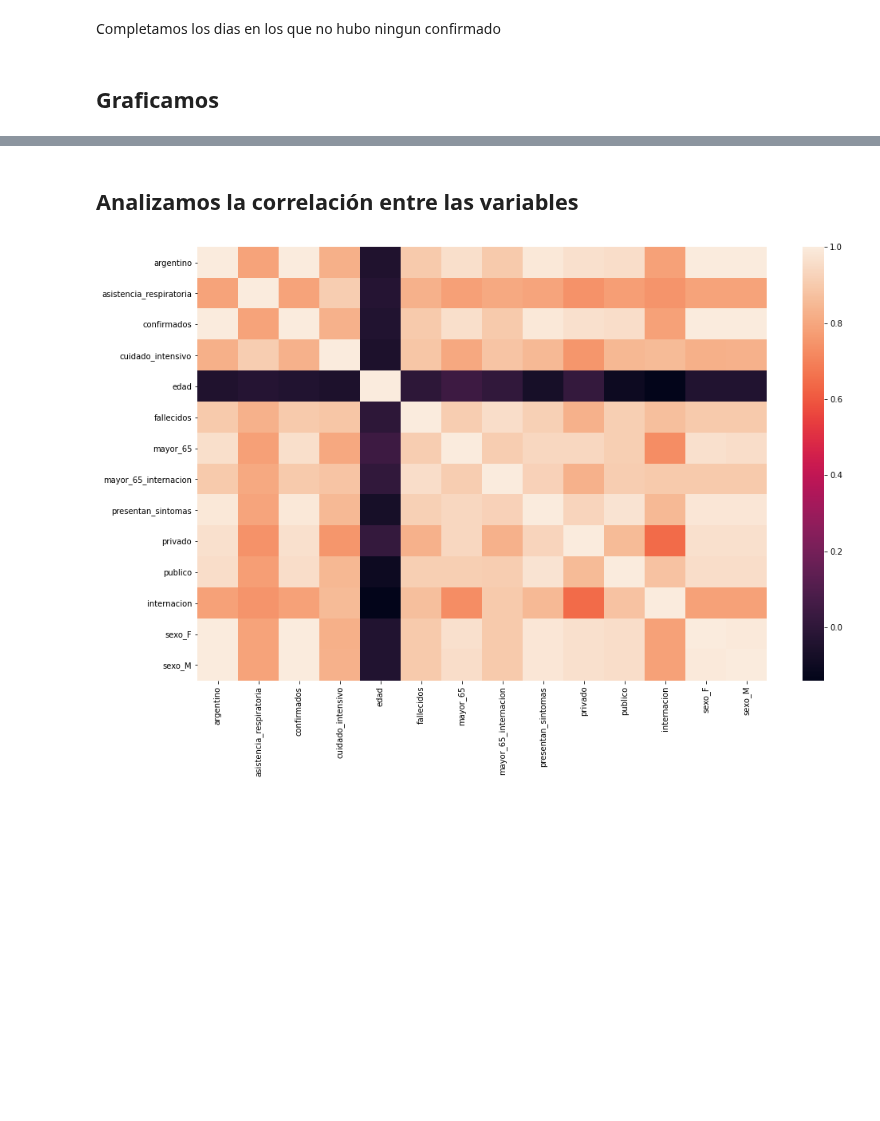
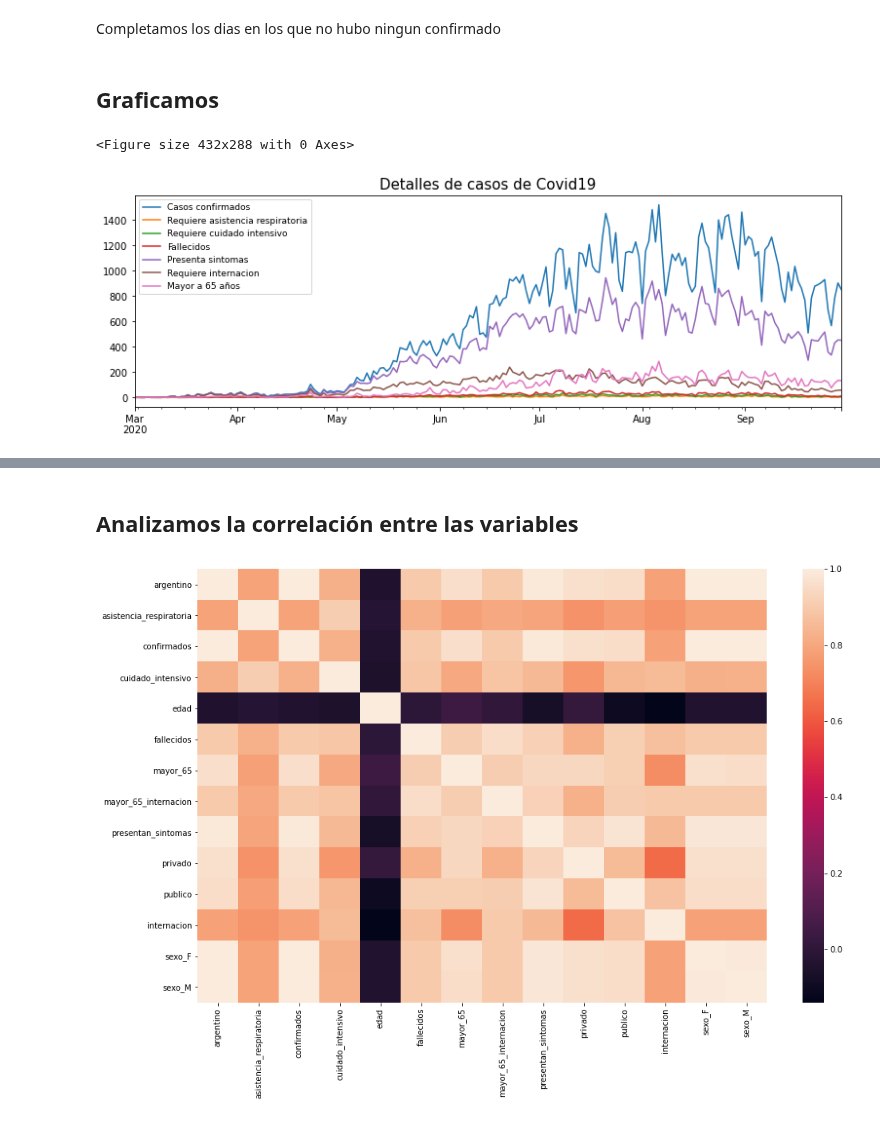
Before and after one commit to tomiambro/clusterai2020_grupo1, a Jupyter notebook: EDA_Proyecto_Final.ipynb, the cells around one changed output, grey strips where cells are left out. Saved outputs shown, nothing was run; the diff lists cells and outputs as text; code cells hidden in the pictures; blank space fills up the shorter version.

```diff
--- a/EDA_Proyecto_Final.ipynb
+++ b/EDA_Proyecto_Final.ipynb
@@ -222,4 +271,21 @@ df_pivot = df_pivot.rename(columns={'asistencia_respiratoria_mecanica':'asistenc
                                     'presenta_sintomas':'presentan_sintomas', 'requiere_internacion':'internacion'})
 # %% [markdown]
 ## Graficamos
+# %%
+fig = plt.figure()
+
+df_pivot.plot(use_index=True,y=['confirmados','asistencia_respiratoria','cuidado_intensivo','fallecidos','presentan_sintomas','internacion','mayor_65'],
+              figsize=(13,4))
+
+plt.title('Detalles de casos de Covid19', size = 15)
+
+plt.legend(['Casos confirmados','Requiere asistencia respiratoria','Requiere cuidado intensivo','Fallecidos',
+            'Presenta sintomas','Requiere internacion','Mayor a 65 años'], fontsize=9)
+
+
+plt.savefig("confirmados_covid.jpg",dpi=200)
+plt.show()
+# %% [output]
+<Figure size 432x288 with 0 Axes>
+[figure, added]
 # %%
```
Also changed, not shown: parts of 30 cells of this notebook.
